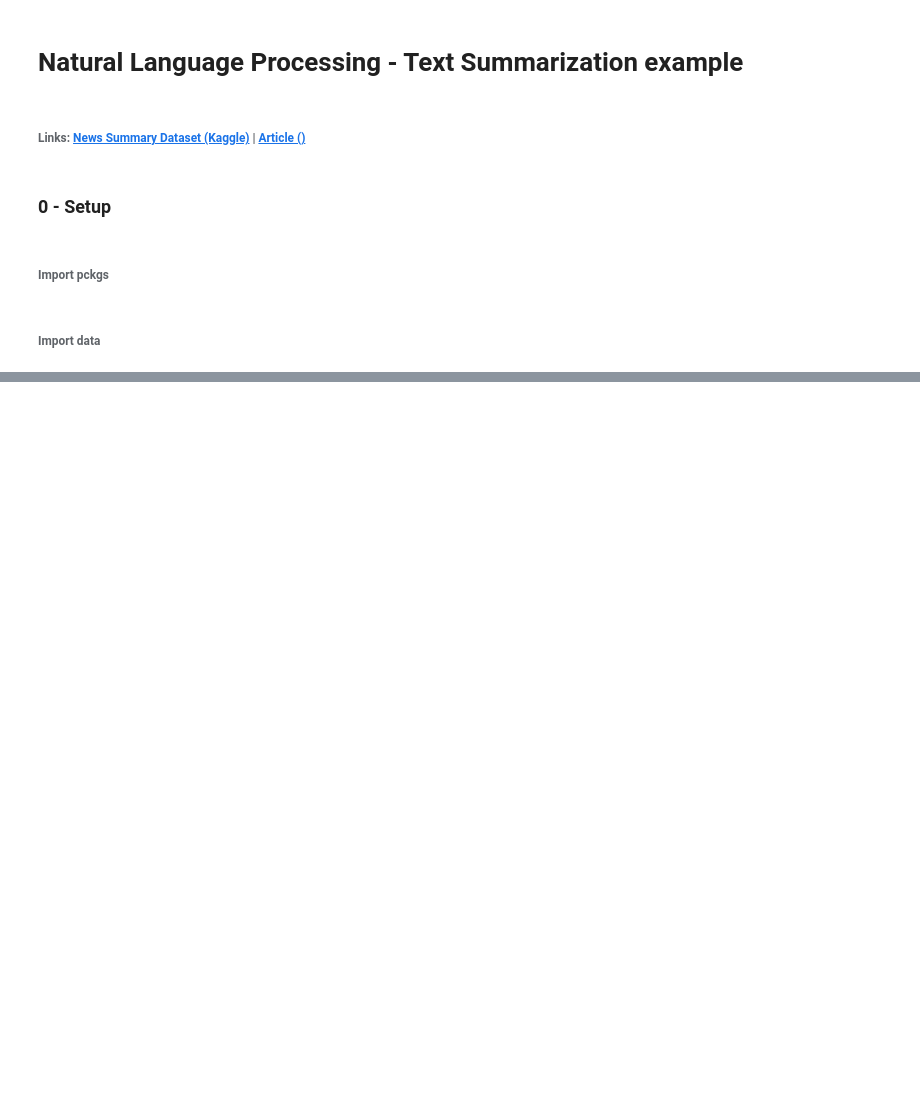
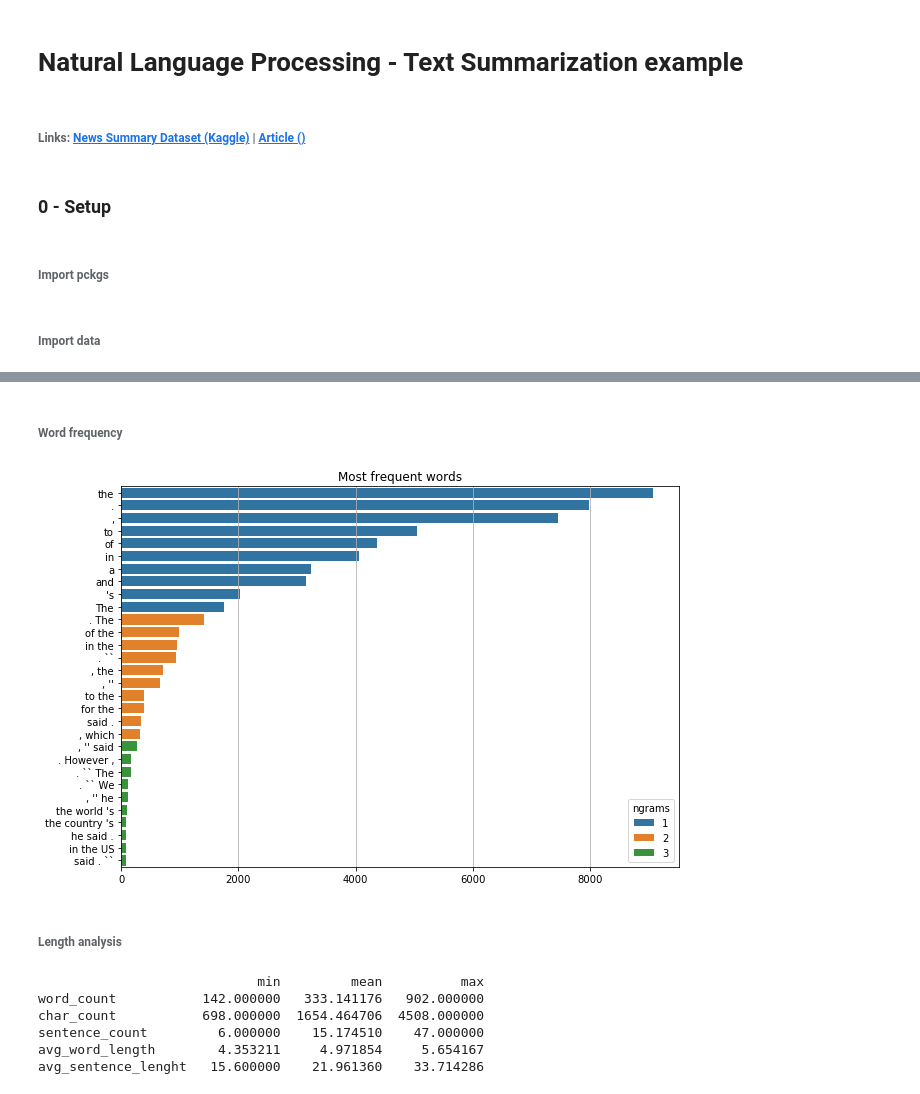
Before and after one commit to mdipietro09/DataScience_ArtificialIntelligence_Utils, a Jupyter notebook: natural_language_processing/example_text_summarization.ipynb, the cells around one changed output, grey strips where cells are left out. Saved outputs shown, nothing was run; the diff lists cells and outputs as text; code cells hidden in the pictures; blank space fills up the shorter version.

```diff
--- a/natural_language_processing/example_text_summarization.ipynb
+++ b/natural_language_processing/example_text_summarization.ipynb
@@ -66,0 +15,11 @@ tf.Tensor(
+# %%
+# Read files txt
+import os
+
+folder = "data_summary/full_articles/"
+full_articles = []
+for file in os.listdir(folder):
+    txt = open(folder+file, "r")
+    full_articles.append(' '.join([i.strip() for i in txt.readlines()]))
+
+print("len:", len(full_articles))
@@ -66,0 +28,8 @@ tf.Tensor(
+# %%
+folder = "data_summary/summaries/"
+summaries = []
+for file in os.listdir(folder):
+    txt = open(folder+file, "r")
+    summaries.append(' '.join([i.strip() for i in txt.readlines()]))
+
+print("len:", len(summaries))
@@ -66,0 +38,4 @@ tf.Tensor(
+# %%
+# Create dataframe
+dtf = pd.DataFrame({"text":full_articles, "y":summaries})
+dtf.head()
@@ -66,0 +86,3 @@ tf.Tensor(
+# %%
+dtf["text_clean"] = dtf["text"].str.lower()
+dtf.head()
@@ -66,0 +96,17 @@ tf.Tensor(
+# %% [markdown]
+###### Word frequency
+# %%
+words = word_freq(corpus=dtf["text"], ngrams=[1,2,3], top=10, figsize=(10,7))
+# %% [output]
+[figure, added]
+# %% [markdown]
+###### Length analysis
+# %%
+dtf = add_text_length(dtf, "text_clean")
+# %% [output]
+                            min         mean          max
+word_count           142.000000   333.141176   902.000000
+char_count           698.000000  1654.464706  4508.000000
+sentence_count         6.000000    15.174510    47.000000
+avg_word_length        4.353211     4.971854     5.654167
+avg_sentence_lenght   15.600000    21.961360    33.714286
```
Also changed, not shown: parts of 28 cells of this notebook, 2 other files.
